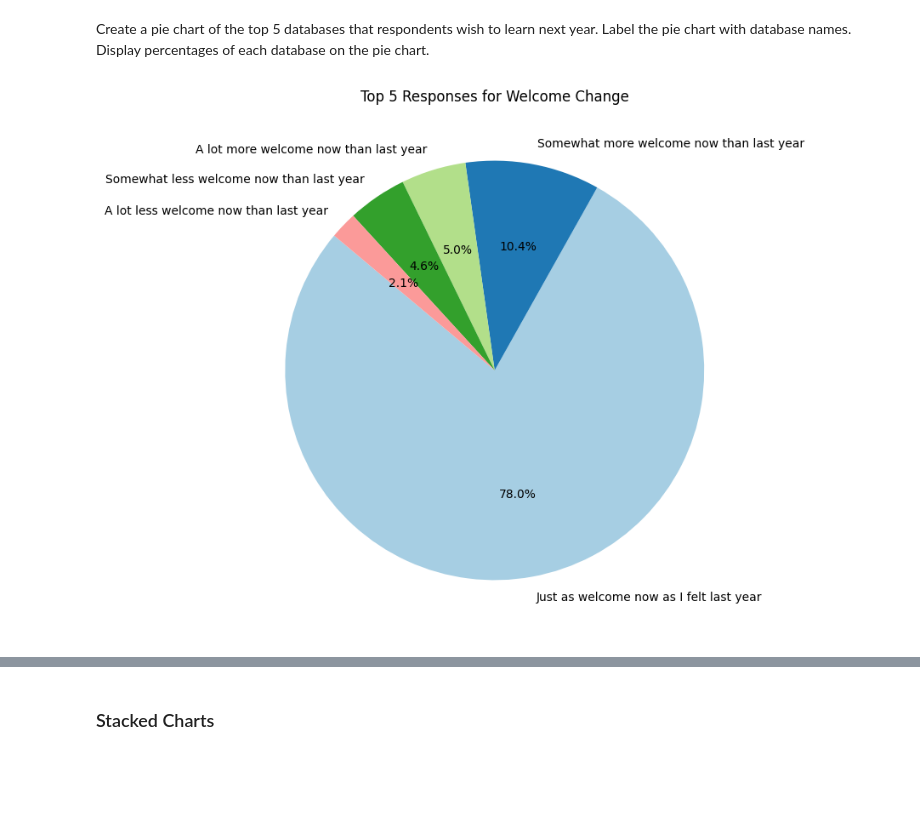
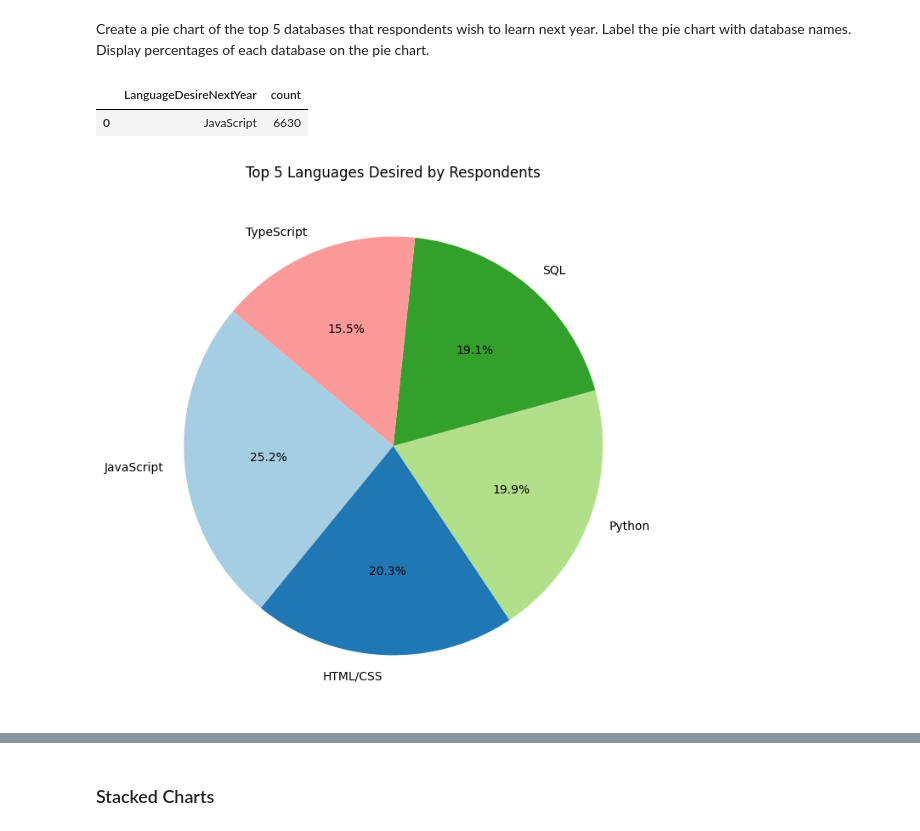
Before and after one commit to Majeedraheem/Final_Project-, a Jupyter notebook: module 4/M4DataVisualization-lab.ipynb, the cells around one changed output, grey strips where cells are left out. Saved outputs shown, nothing was run; the diff lists cells and outputs as text; code cells hidden in the pictures; blank space fills up the shorter version.

```diff
--- a/module 4/M4DataVisualization-lab.ipynb
+++ b/module 4/M4DataVisualization-lab.ipynb
@@ -384,7 +212,26 @@ top_5_counts_welcomeChange = counts.head(5)
+# %%
+QUERY = """
+SELECT LanguageDesireNextYear, COUNT(LanguageDesireNextYear) as count
+FROM LanguageDesireNextYear
+group by LanguageDesireNextYear
+order by count desc
+LIMIT 5
+"""
+df_language_desired=pd.read_sql_query(QUERY,conn)
+# %%
+df_language_desired.head(1)
+# %% [output]
+|  | LanguageDesireNextYear | count |
+| 0 | JavaScript | 6630 |
 # %%
+# Extract the data
+labels = df_language_desired['LanguageDesireNextYear']
+sizes = df_language_desired['count']
+
+# Plot the pie chart
 plt.figure(figsize=(8, 8))
-plt.pie(top_5_counts_welcomeChange, labels=top_5_counts_welcomeChange.index, autopct='%1.1f%%', startangle=140, colors=plt.cm.Paired(range(5)))
-plt.title('Top 5 Responses for Welcome Change')
+plt.pie(sizes, labels=labels, autopct='%1.1f%%', startangle=140, colors=plt.cm.Paired(range(len(labels))))
+plt.title('Top 5 Languages Desired by Respondents')
 plt.show()
 # %% [output]
-[figure, old version]
+[figure, new version]
```
Also changed, not shown: parts of 74 cells of this notebook, 5 other files.
